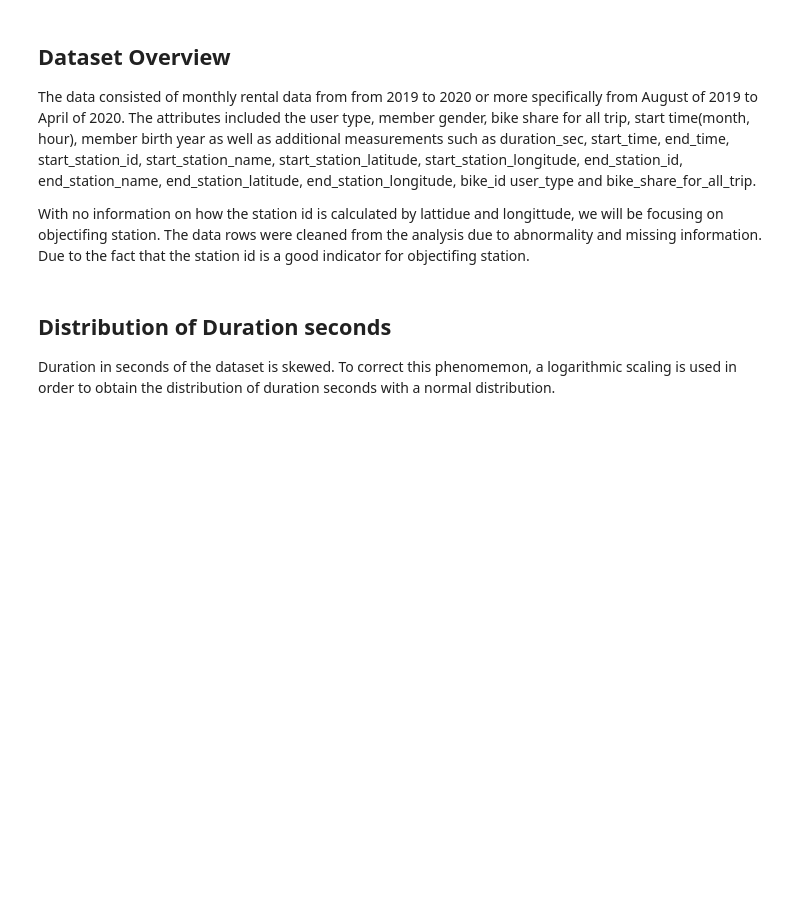
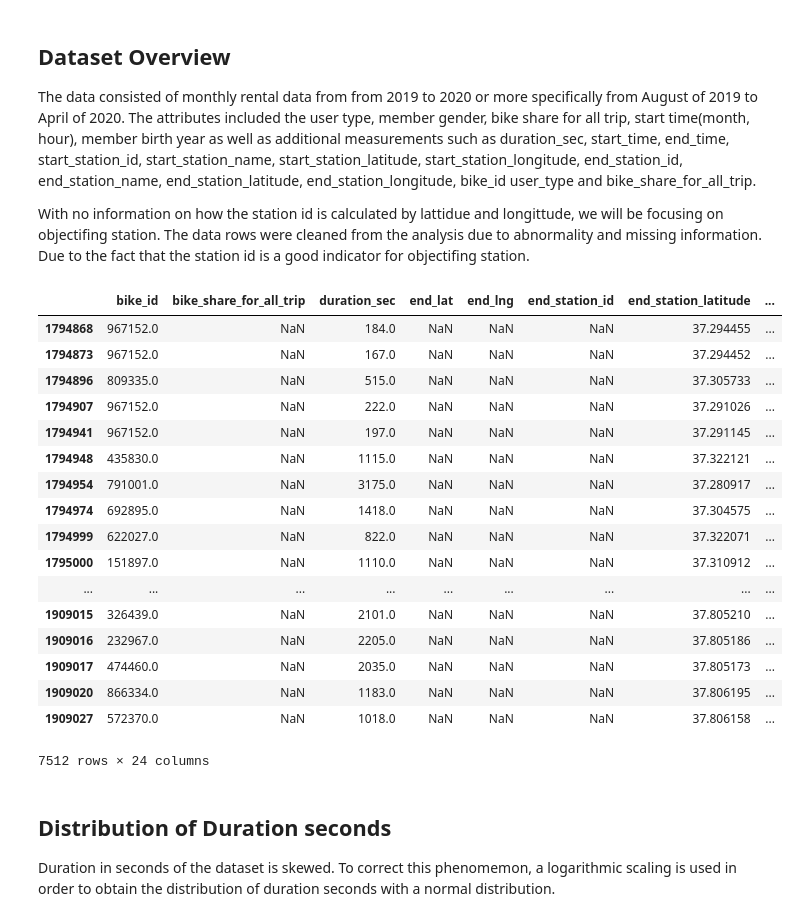
Before and after one commit to michwen/Bike-Rental-Findings, a Jupyter notebook: Bike_Rental_Explanation.ipynb, the cells around one changed output. Cells and saved outputs as stored; diff of their text form; code cells hidden in the pictures; blank space fills up the shorter version.

```diff
--- a/Bike_Rental_Explanation.ipynb
+++ b/Bike_Rental_Explanation.ipynb
@@ -36,3 +38,23 @@ bike_rental = pd.concat([bike_rental_mon1, bike_rental_mon2, bike_rental_mon3, b
                          bike_rental_mon7, bike_rental_mon8, bike_rental_mon9])
 # %%
 bike_rental.reset_index(drop=True, inplace=True)
+bike_rental[bike_rental.duplicated()]
+# %% [output]
+|  | bike_id | bike_share_for_all_trip | duration_sec | end_lat | end_lng | end_station_id | end_station_latitude | ... |
+| 1794868 | 967152.0 | NaN | 184.0 | NaN | NaN | NaN | 37.294455 | ... |
+| 1794873 | 967152.0 | NaN | 167.0 | NaN | NaN | NaN | 37.294452 | ... |
+| 1794896 | 809335.0 | NaN | 515.0 | NaN | NaN | NaN | 37.305733 | ... |
+| 1794907 | 967152.0 | NaN | 222.0 | NaN | NaN | NaN | 37.291026 | ... |
+| 1794941 | 967152.0 | NaN | 197.0 | NaN | NaN | NaN | 37.291145 | ... |
+| 1794948 | 435830.0 | NaN | 1115.0 | NaN | NaN | NaN | 37.322121 | ... |
+| 1794954 | 791001.0 | NaN | 3175.0 | NaN | NaN | NaN | 37.280917 | ... |
+| 1794974 | 692895.0 | NaN | 1418.0 | NaN | NaN | NaN | 37.304575 | ... |
+| 1794999 | 622027.0 | NaN | 822.0 | NaN | NaN | NaN | 37.322071 | ... |
+| 1795000 | 151897.0 | NaN | 1110.0 | NaN | NaN | NaN | 37.310912 | ... |
+| ... | ... | ... | ... | ... | ... | ... | ... | ... |
+| 1909015 | 326439.0 | NaN | 2101.0 | NaN | NaN | NaN | 37.805210 | ... |
+| 1909016 | 232967.0 | NaN | 2205.0 | NaN | NaN | NaN | 37.805186 | ... |
+| 1909017 | 474460.0 | NaN | 2035.0 | NaN | NaN | NaN | 37.805173 | ... |
+| 1909020 | 866334.0 | NaN | 1183.0 | NaN | NaN | NaN | 37.806195 | ... |
+| 1909027 | 572370.0 | NaN | 1018.0 | NaN | NaN | NaN | 37.806158 | ... |
+7512 rows × 24 columns
```
Also changed, not shown: parts of 15 cells of this notebook, 2 other files.
